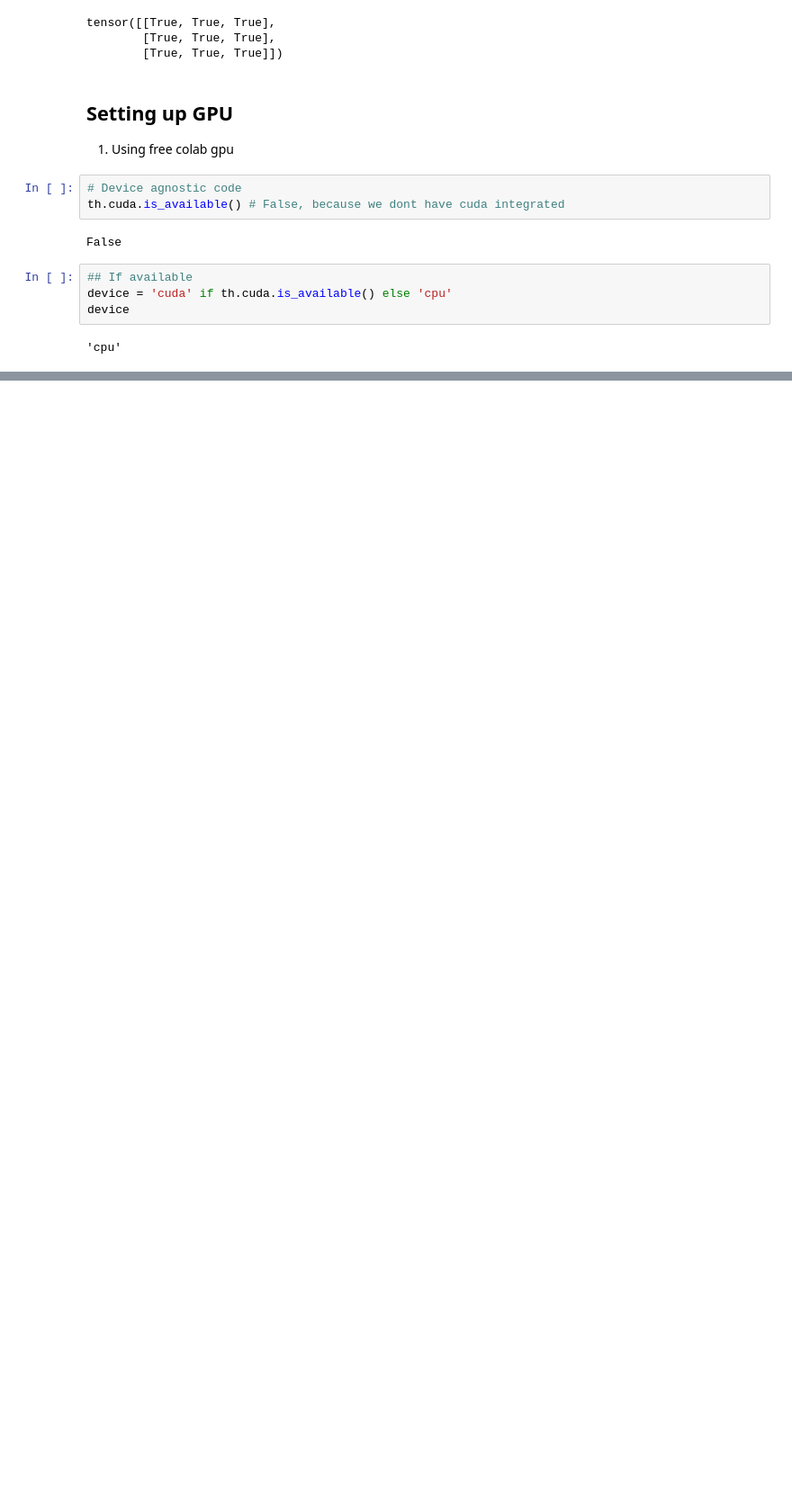
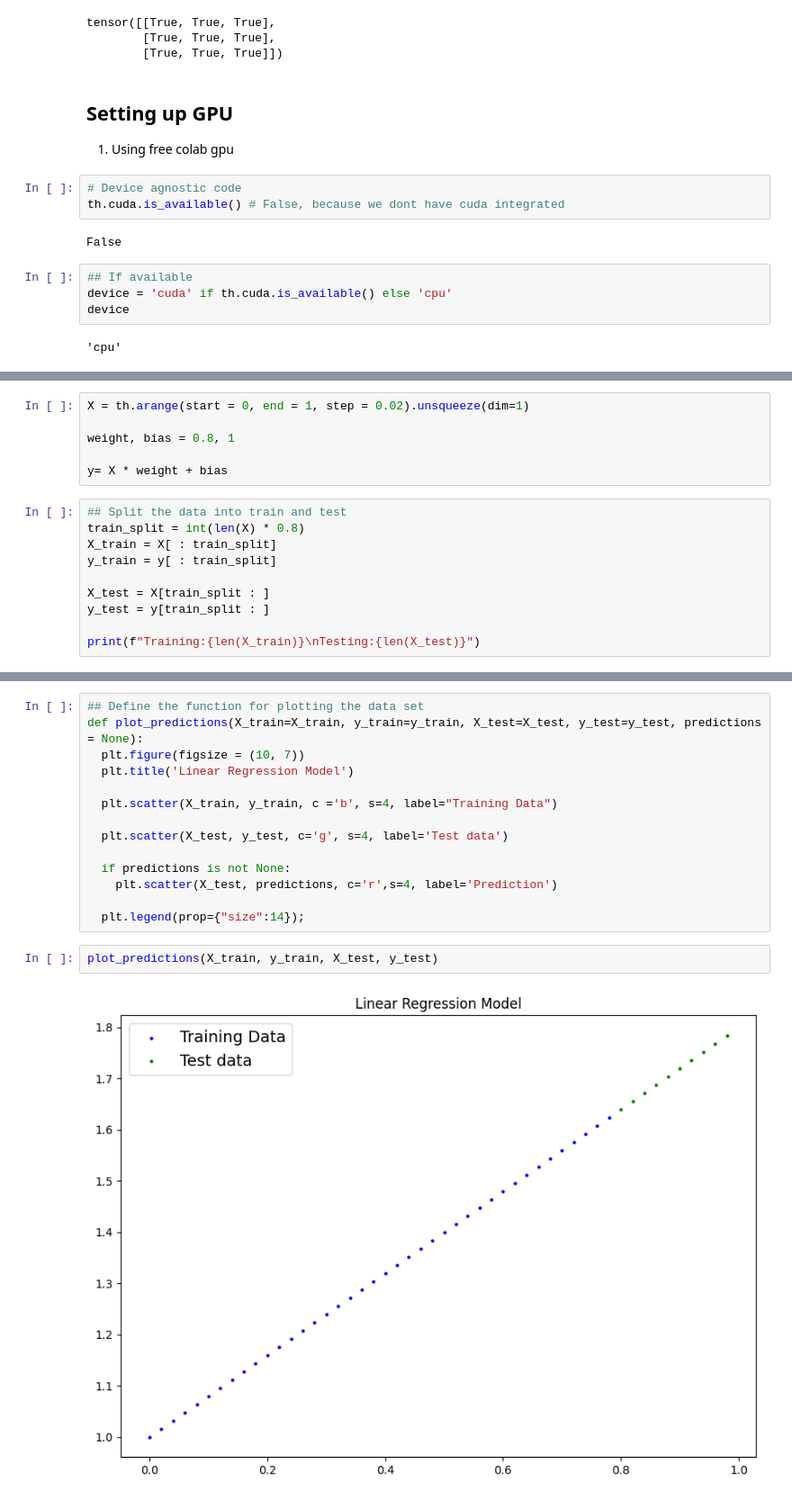
Before and after one commit to vanshdhar999/Pytorch-Intro, a Jupyter notebook: Pytorch101.ipynb, the cells around one changed output, grey strips where cells are left out. Shown at 90% size. Drawn from its saved outputs; the diff is of its cells as text; blank space fills up the shorter version.

```diff
--- a/Pytorch101.ipynb
+++ b/Pytorch101.ipynb
@@ -310,0 +354,16 @@ device
+# %%
+X = th.arange(start = 0, end = 1, step = 0.02).unsqueeze(dim=1)
+
+weight, bias = 0.8, 1
+
+y= X * weight + bias
+# %%
+## Split the data into train and test
+train_split = int(len(X) * 0.8)
+X_train = X[ : train_split]
+y_train = y[ : train_split]
+
+X_test = X[train_split : ]
+y_test = y[train_split : ]
+
+print(f"Training:{len(X_train)}\nTesting:{len(X_test)}")
@@ -310,0 +373,18 @@ device
+# %%
+## Define the function for plotting the data set
+def plot_predictions(X_train=X_train, y_train=y_train, X_test=X_test, y_test=y_test, predictions = None):
+  plt.figure(figsize = (10, 7))
+  plt.title('Linear Regression Model')
+
+  plt.scatter(X_train, y_train, c ='b', s=4, label="Training Data")
+
+  plt.scatter(X_test, y_test, c='g', s=4, label='Test data')
+
+  if predictions is not None:
+    plt.scatter(X_test, predictions, c='r',s=4, label='Prediction')
+
+  plt.legend(prop={"size":14});
+# %%
+plot_predictions(X_train, y_train, X_test, y_test)
+# %% [output]
+[figure, added]
```
Also changed, not shown: parts of 26 cells of this notebook.
